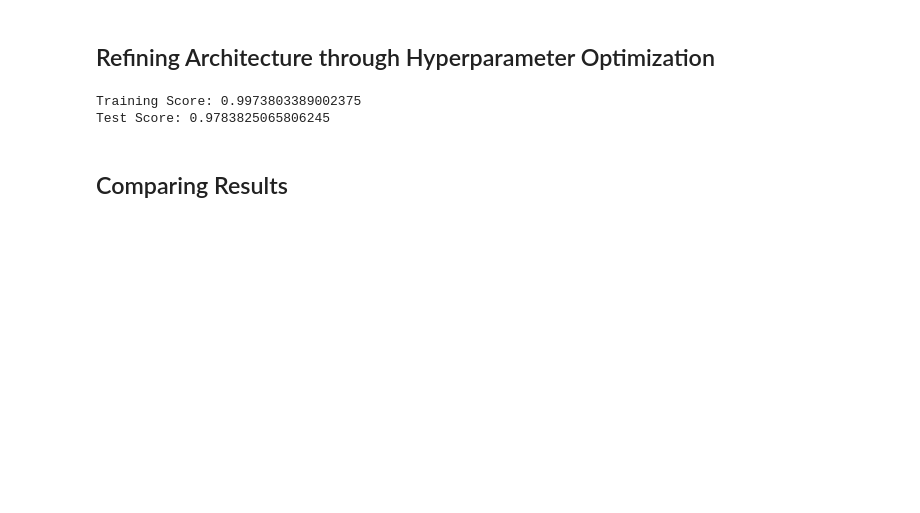
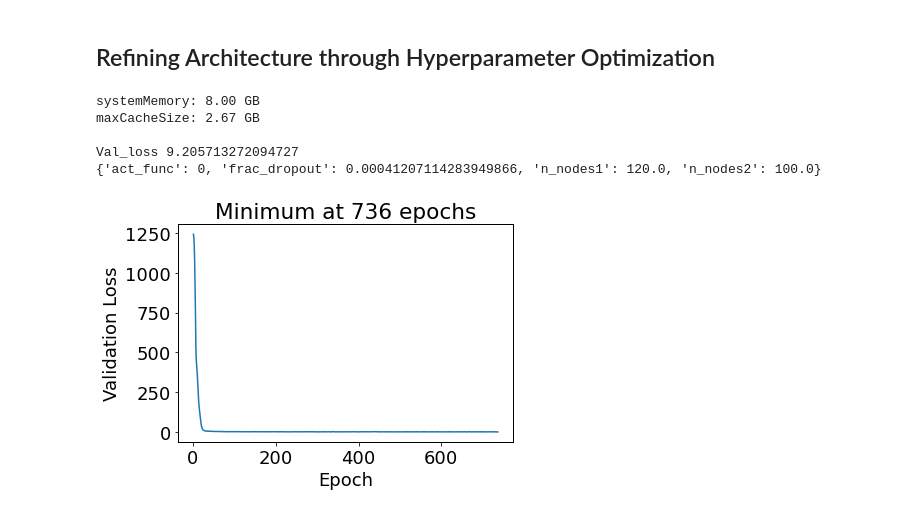
Before and after one commit to zbarvian/Mass-Learning, a Jupyter notebook: dnn_semf_discrepancy.ipynb, the cells around one changed output. Saved outputs shown, nothing was run; the diff lists cells and outputs as text; code cells hidden in the pictures; blank space fills up the shorter version.

```diff
--- a/dnn_semf_discrepancy.ipynb
+++ b/dnn_semf_discrepancy.ipynb
@@ -145,21 +144,17 @@ features = ['A', 'semf_surface', 'semf_coulomb', 'semf_asymmetry', 'semf_pairing
 def dnn_evaluate(hyparms):
     n_nodes1 = int(hyparms['n_nodes1'])
     n_nodes2 = int(hyparms['n_nodes2'])
-    nodes = [n_nodes1, n_nodes2]
     frac_dropout = float(hyparms['frac_dropout'])
-    n_epochs = int(hyparms['n_epochs'])
-    act_func = (hyparms['act_func'])
-    # Optimization will seek to maximize testing score
-    model_score = dnn_model(data, features, 'E/A', n_epochs, nodes, frac_dropout, act_func)[1]
-    return -model_score #Maximize R^2_test = Minimize (-R^2_test)
+    # Optimization will seek to maximize validation score
+    model_score = dnn_model(data, features, 'E', [30, n_nodes1, n_nodes2, frac_dropout])[1][-1]
+    return model_score #Maximize R^2_val = Minimize (-R^2_val)
 # %%
 # Defining hyperparameter space to be explored by optimization
+
 space = {
     'frac_dropout': hp.uniform('frac_dropout', 0., 0.5),
-    'n_nodes1': hp.quniform('n_nodes1', 10,500,10),
-    'n_nodes2': hp.quniform('n_nodes2', 10,500,10),
-    'n_epochs': hp.quniform('n_epochs', 10,5000,10),
-    'act_func': hp.choice('act_func',['relu','sigmoid', 'tanh'])
+    'n_nodes1': hp.quniform('n_nodes1', 40,300,20),
+    'n_nodes2': hp.quniform('n_nodes2', 40,300,20),
 }
 
 # Results object
@@ -169,19 +164,29 @@ trials = Trials()
 besthyparms = fmin(dnn_evaluate, space, algo=tpe.suggest, max_evals=30, trials=trials)
 
 # Print results
-print("R2_test",-trials.best_trial['result']['loss'])
+print("Val_loss",trials.best_trial['result']['loss'])
 print(besthyparms)
+# %% [output]
+systemMemory: 8.00 GB
+maxCacheSize: 2.67 GB
+
+Val_loss 9.205713272094727
+{'act_func': 0, 'frac_dropout': 0.00041207114283949866, 'n_nodes1': 120.0, 'n_nodes2': 100.0}
-# %%
-# Recording the best parameters from the optimization
-act_func = 'relu'
-frac_dropout = 0
-n_epochs = 5000
-nodes = [480, 50]
-
-# Storing the neural network predictions into the dataset
-data['dnn_E/A'] = dnn_model(data, features, 'E/A', n_epochs, nodes, frac_dropout, act_func)
-# %% [output]
-Training Score: 0.9973803389002375
-Test Score: 0.9783825065806245
-# %% [markdown]
-## Comparing Results
+# %%
+# Recording the best parameters from the optimization
+frac_dropout = besthyparms['frac_dropout']
+n_nodes1, n_nodes2 = besthyparms['n_nodes1'], besthyparms['n_nodes2']
+
+
+n_epochs = 1000
+losses = dnn_model(data, features, 'E', [n_epochs, n_nodes1, n_nodes2, frac_dropout])[1]
+best_epoch = losses.index(min(losses)) + 1
+
+plt.plot(np.arange(1, best_epoch+1), losses[:best_epoch])
+plt.xlabel('Epoch')
+plt.ylabel('Validation Loss')
+#plt.ylim(0, 0.05)
+plt.title('Minimum at %3d epochs' % best_epoch)
+plt.show()
+# %% [output]
+[figure, added]
```
Also changed, not shown: parts of 9 cells of this notebook.
